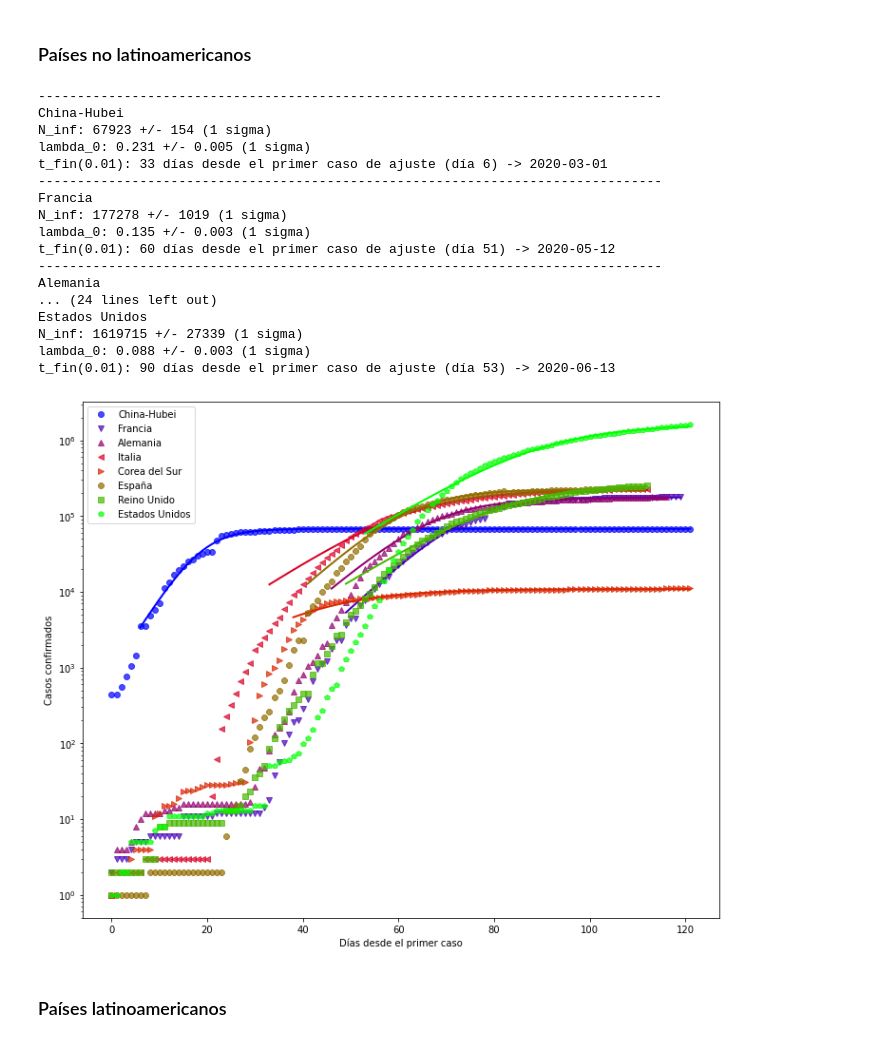
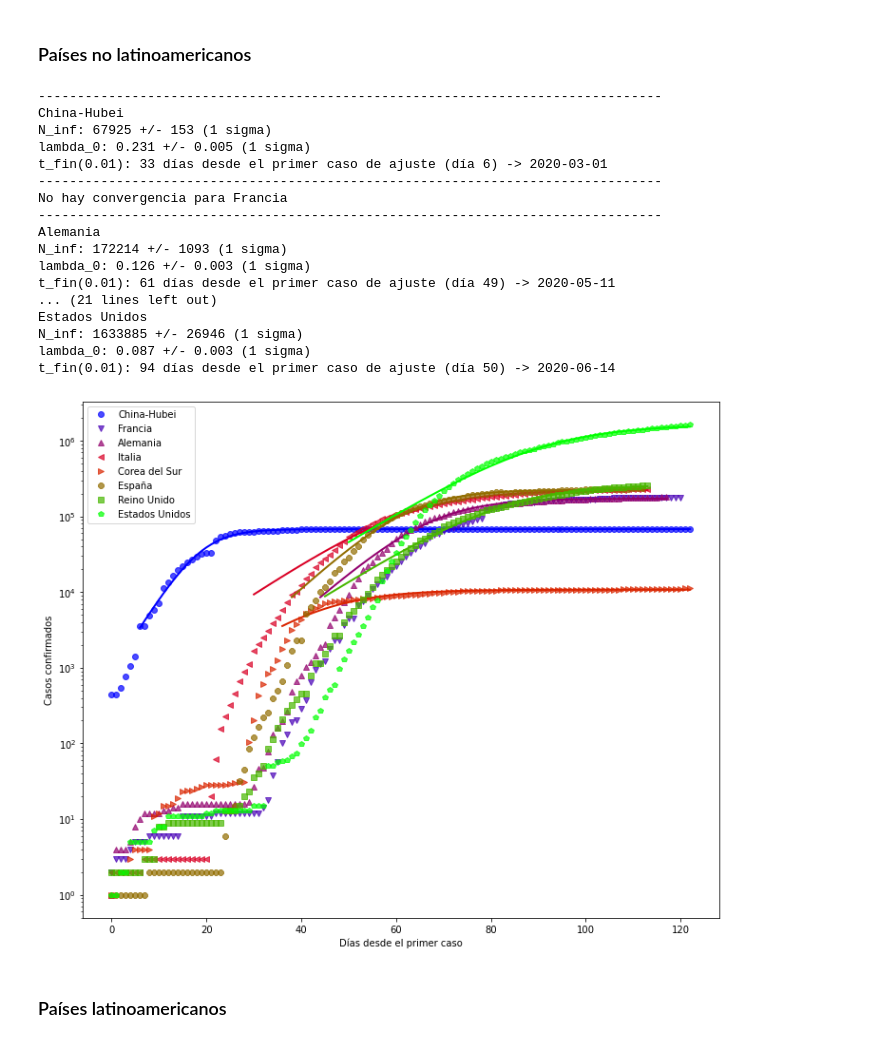
Before and after one commit to manuxch/logistic-covid19, a Jupyter notebook: Logistic_model_COVID-19.ipynb, the cells around one changed output. Drawn from its saved outputs; the diff is of its cells as text; code cells hidden in the pictures.

```diff
--- a/Logistic_model_COVID-19.ipynb
+++ b/Logistic_model_COVID-19.ipynb
@@ -180,26 +180,26 @@ El número de casos confirmados se obtiene a partir de los test que se le realiz
 # %% [markdown]
 ### Países no latinoamericanos
 # %%
-plot_fit(cases_no_lat, 3000, 'Casos confirmados', p_fin=0.01)
+plot_fit(cases_no_lat, 1500, 'Casos confirmados', p_fin=0.01)
 # %% [output]
 --------------------------------------------------------------------------------
 China-Hubei
-N_inf: 67923 +/- 154 (1 sigma)
+N_inf: 67925 +/- 153 (1 sigma)
 lambda_0: 0.231 +/- 0.005 (1 sigma)
 t_fin(0.01): 33 días desde el primer caso de ajuste (día 6) -> 2020-03-01
 --------------------------------------------------------------------------------
-Francia
-N_inf: 177278 +/- 1019 (1 sigma)
-lambda_0: 0.135 +/- 0.003 (1 sigma)
-t_fin(0.01): 60 días desde el primer caso de ajuste (día 51) -> 2020-05-12
+No hay convergencia para Francia
 --------------------------------------------------------------------------------
 Alemania
-... (24 lines left out)
+N_inf: 172214 +/- 1093 (1 sigma)
+lambda_0: 0.126 +/- 0.003 (1 sigma)
+t_fin(0.01): 61 días desde el primer caso de ajuste (día 49) -> 2020-05-11
+... (21 lines left out)
 Estados Unidos
-N_inf: 1619715 +/- 27339 (1 sigma)
-lambda_0: 0.088 +/- 0.003 (1 sigma)
-t_fin(0.01): 90 días desde el primer caso de ajuste (día 53) -> 2020-06-13
+N_inf: 1633885 +/- 26946 (1 sigma)
+lambda_0: 0.087 +/- 0.003 (1 sigma)
+t_fin(0.01): 94 días desde el primer caso de ajuste (día 50) -> 2020-06-14
-[figure, old version]
+[figure, new version]
 # %% [markdown]
 ### Países latinoamericanos
 # %%
```
Also changed, not shown: parts of 8 cells of this notebook.
